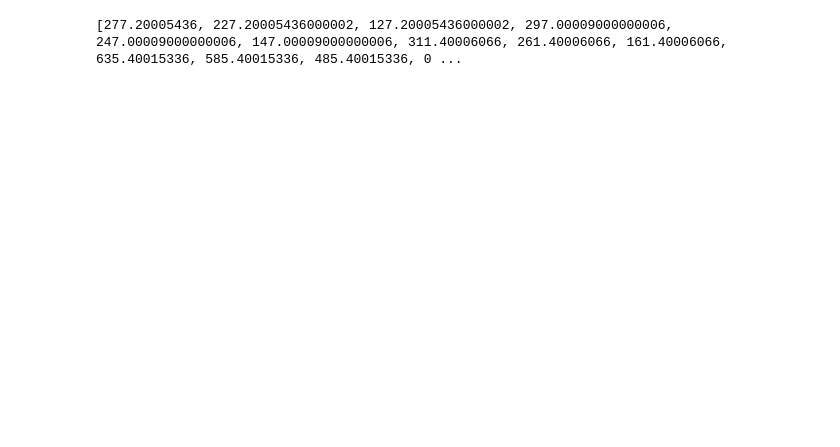
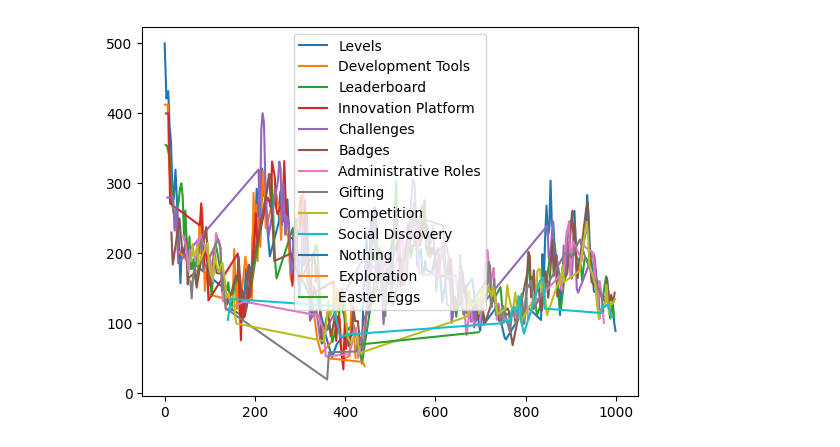
Before and after one commit to JDnikolo/thesis_gamified_hexad_extraction, a Jupyter notebook: RL_system/testing.ipynb, the cells around one changed output. Drawn from its saved outputs; the diff is of its cells as text; code cells hidden in the pictures; blank space fills up the shorter version.

Commit message:
Simple RL Agent implemented.

```diff
--- a/RL_system/testing.ipynb
+++ b/RL_system/testing.ipynb
@@ -48,12 +21,0 @@ env.reset()
-# %%
-r=[]
-for i in range(1,14):
-    _,reward,_,_,_=env.step(action=i)
-    r.append(reward)
-    _,reward,_,_,_=env.step(action=i)
-    r.append(reward)
-    _,reward,_,_,_=env.step(action=i)
-    r.append(reward)
-print(r)
-# %% [output]
-[277.20005436, 227.20005436000002, 127.20005436000002, 297.00009000000006, 247.00009000000006, 147.00009000000006, 311.40006066, 261.40006066, 161.40006066, 635.40015336, 585.40015336, 485.40015336, 0 ...
@@ -63,0 +22,42 @@ elems2=list(sample_gamification_elements.values())
+# %%
+agent=AdaptiveGamificationAgent(0.1,0.01,0.95,env)
+# %%
+obs,_=env.reset()
+for _ in range(200000):
+    action=agent.random_action(env)
+    new_obs,reward,_,_,info=env.step(action)
+    agent.update(obs,action,reward,new_obs)
+    obs=new_obs
+    action,reward,obs,info
+# %%
+r=[]
+b=[]
+actions=defaultdict(lambda:{'x':[],'y':[]})
+ans=['accept','decline']
+obs,_=env.reset()
+for i in range(1000):
+    action=agent.get_action(obs)
+    env.set_user_answer(ans[random.randint(0,1)])
+    new_obs,reward,_,_,info=env.step(action)
+    b.append((action,reward))
+    r.append(reward)
+    actions[action]['x'].append(i)
+    actions[action]['y'].append(reward)
+    agent.update(obs,action,reward,new_obs)
+    obs=new_obs
+    old_state=obs
+    for _ in range(2000):
+        action=agent.random_action(env)
+        new_obs,reward,_,_,info=env.step(action)
+        agent.update(obs,action,reward,new_obs)
+        obs=new_obs
+        action,reward,obs,info
+    env.set_history(old_state)
+    obs=old_state
+# %%
+for i in actions:
+    plt.plot(actions[i]['x'],actions[i]['y'],label=env.action_to_ge[i])
+    ax=plt.gca()
+    ax.legend()
+# %% [output]
+[figure, added]
```
Also changed, not shown: parts of 9 cells of this notebook, 1 other file.
